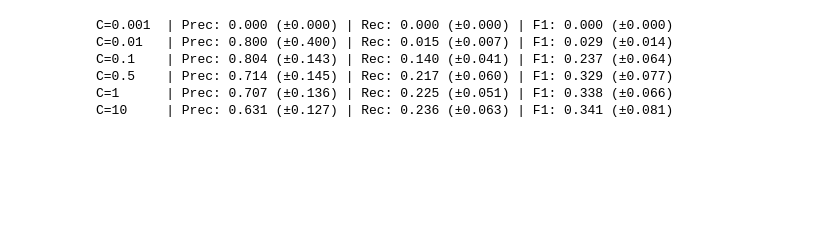
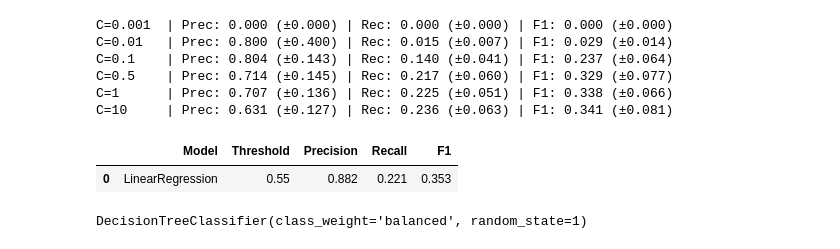
Before and after one commit to MasterGino7/MLZC2026MidTermProject, a Jupyter notebook: Credit Card Fraud Detection.ipynb, the cells around one changed output. Drawn from its saved outputs; the diff is of its cells as text; code cells hidden in the pictures; blank space fills up the shorter version.

```diff
--- a/Credit Card Fraud Detection.ipynb
+++ b/Credit Card Fraud Detection.ipynb
@@ -466,3 +470,12 @@ C=0.1    | Prec: 0.804 (±0.143) | Rec: 0.140 (±0.041) | F1: 0.237 (±0.064)
 C=0.5    | Prec: 0.714 (±0.145) | Rec: 0.217 (±0.060) | F1: 0.329 (±0.077)
 C=1      | Prec: 0.707 (±0.136) | Rec: 0.225 (±0.051) | F1: 0.338 (±0.066)
 C=10     | Prec: 0.631 (±0.127) | Rec: 0.236 (±0.063) | F1: 0.341 (±0.081)
+# %%
+#We will use a data frame to keep track
+#The chosen C is 1
+ModelResults = pd.DataFrame([['LinearRegression',0.55,0.882,0.221,0.353,0.962]], columns=['Model','Threshold','Precision','Recall','F1','AUC'],)
+# %%
+ModelResults
+# %% [output]
+|  | Model | Threshold | Precision | Recall | F1 |
+| 0 | LinearRegression | 0.55 | 0.882 | 0.221 | 0.353 |
@@ -468,0 +493,5 @@ C=10     | Prec: 0.631 (±0.127) | Rec: 0.236 (±0.063) | F1: 0.341 (±0.081)
+# %%
+dt = DecisionTreeClassifier(class_weight='balanced', random_state=1)
+dt.fit(X_train_final, y_train)
+# %% [output]
+DecisionTreeClassifier(class_weight='balanced', random_state=1)
```
Also changed, not shown: parts of 22 cells of this notebook.
